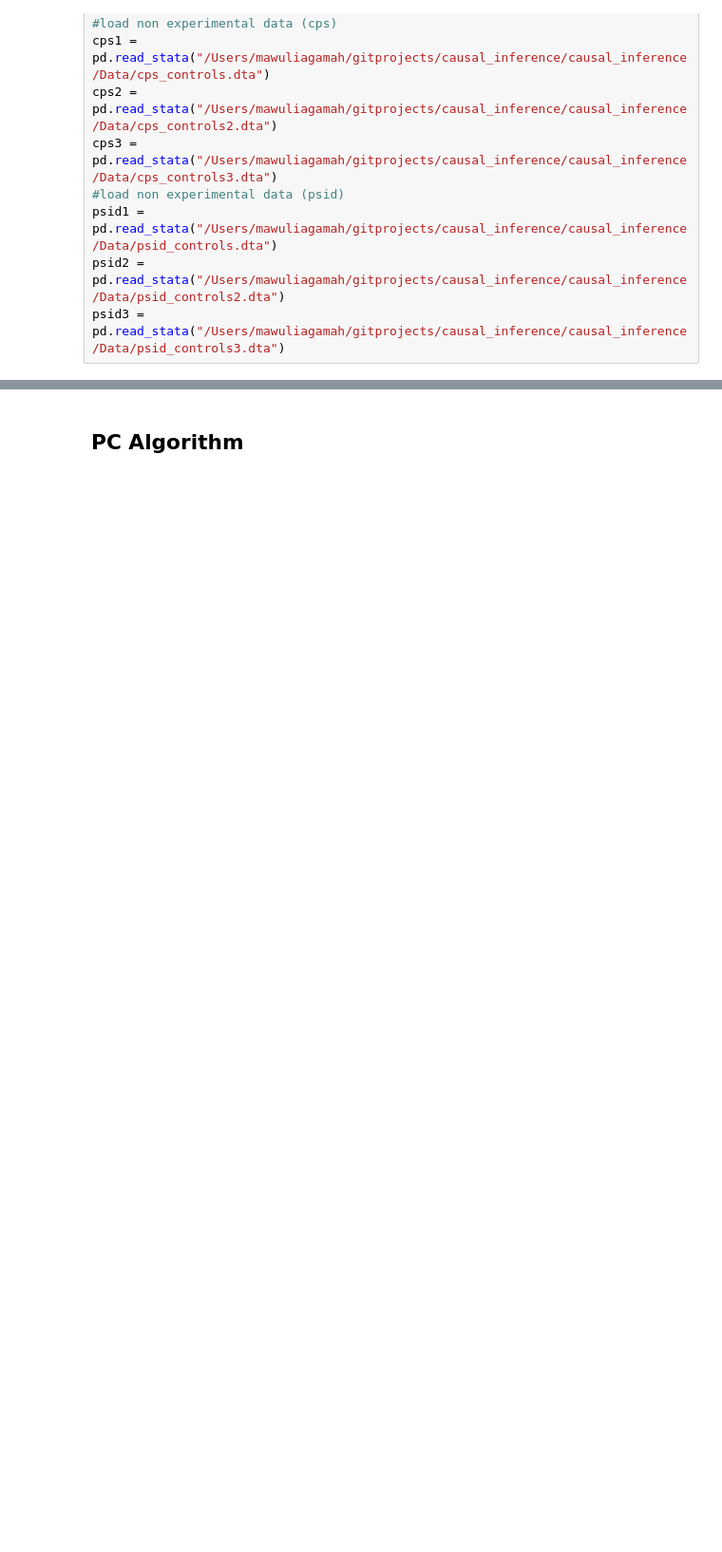
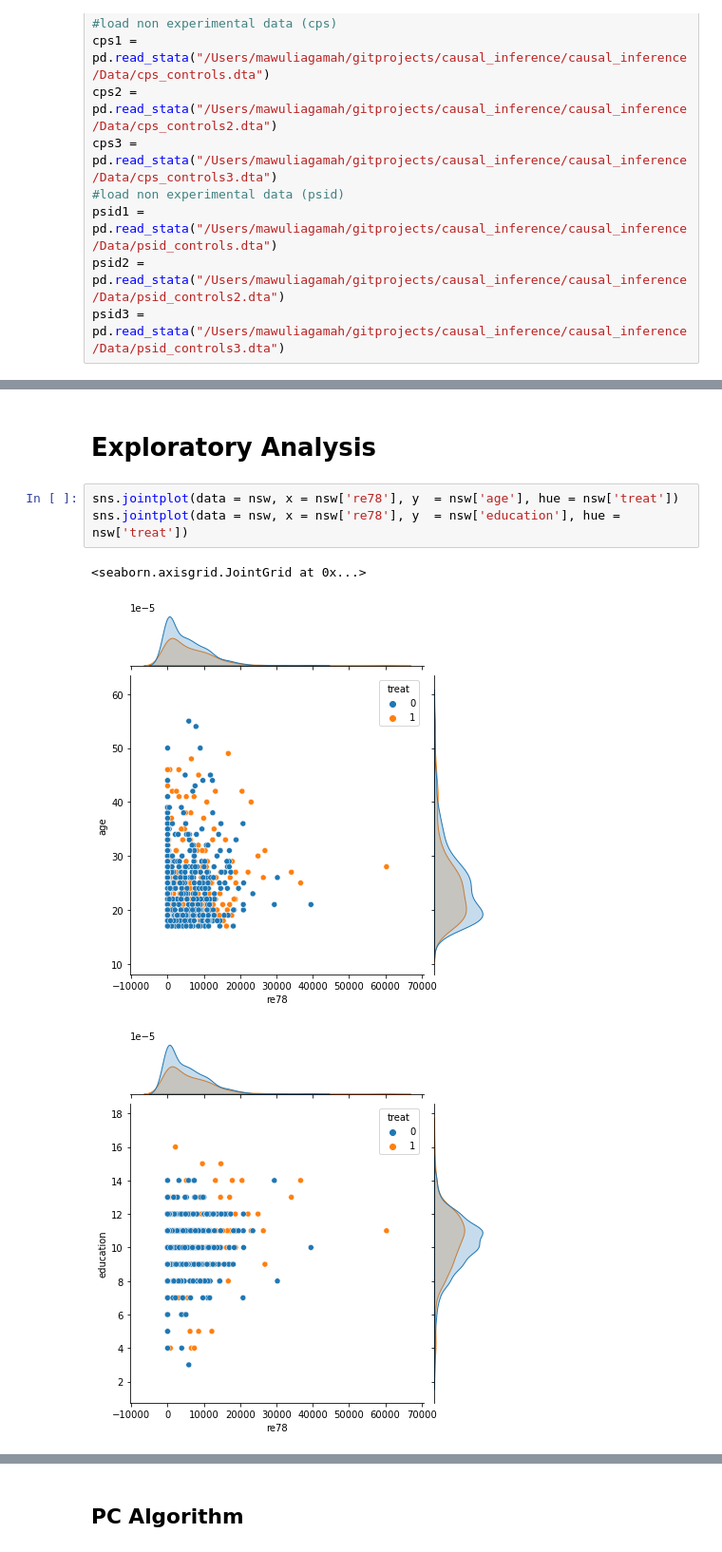
Before and after one commit to MawuliAgamah/ml-propensity-score-matching, a Jupyter notebook: lalonde.ipynb, the cells around one changed output, grey strips where cells are left out. Shown at 95% size. Saved outputs shown, nothing was run; the diff lists cells and outputs as text; blank space fills up the shorter version.

```diff
--- a/lalonde.ipynb
+++ b/lalonde.ipynb
@@ -27,0 +66,9 @@ psid3 = pd.read_stata("/Users/mawuliagamah/gitprojects/causal_inference/causal_i
+# %% [markdown]
+# Exploratory Analysis
+# %%
+sns.jointplot(data = nsw, x = nsw['re78'], y  = nsw['age'], hue = nsw['treat'])
+sns.jointplot(data = nsw, x = nsw['re78'], y  = nsw['education'], hue = nsw['treat'])
+# %% [output]
+<seaborn.axisgrid.JointGrid at 0x...>
+[figure, added]
+[figure, added]
```
Also changed, not shown: parts of 18 cells of this notebook, 1 other file.
